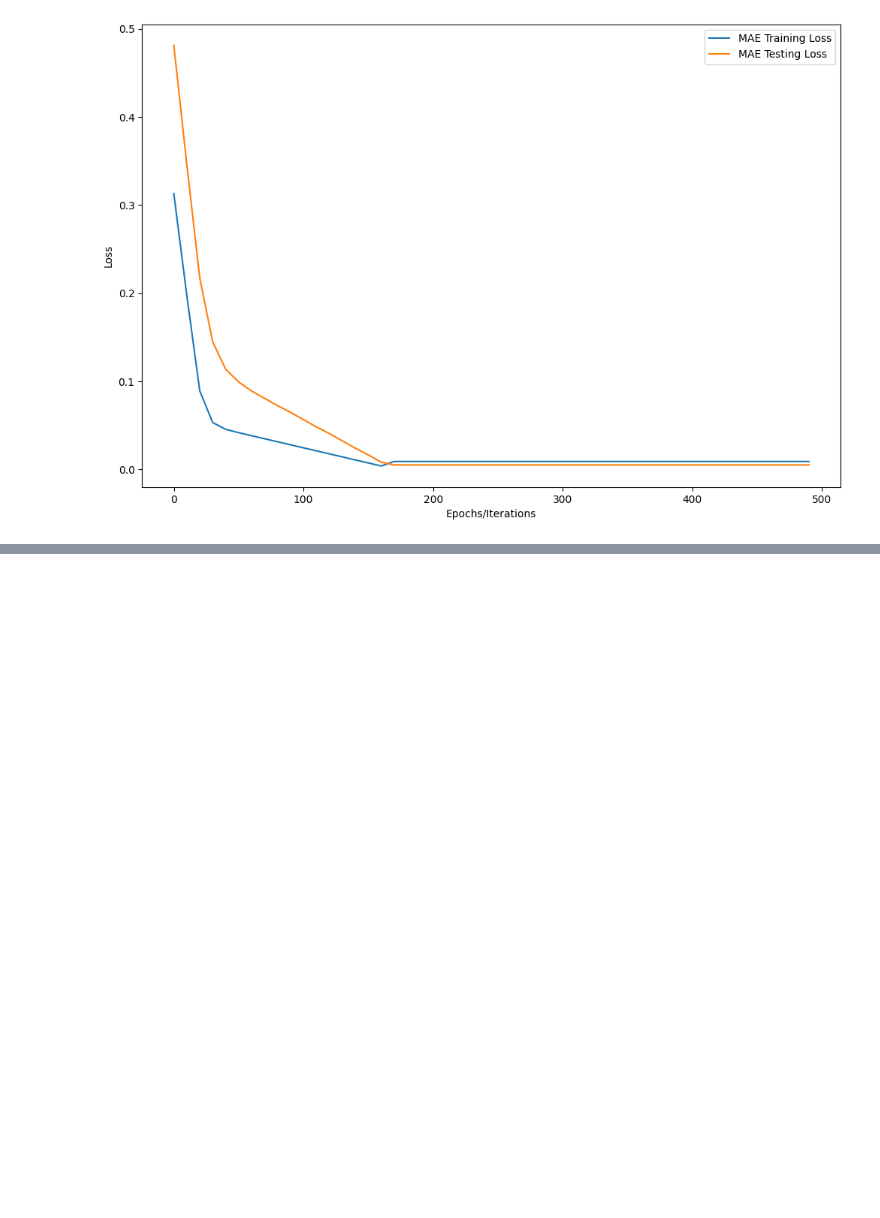
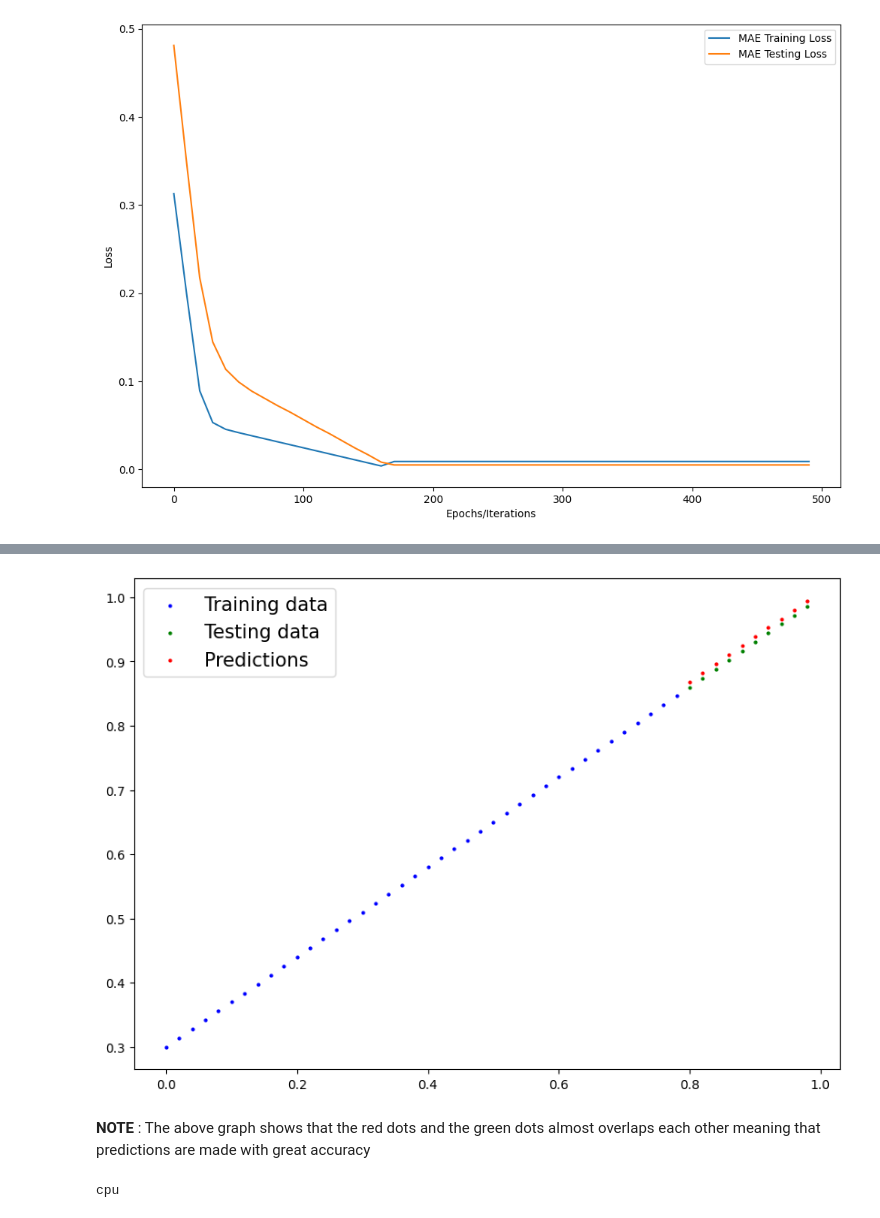
Before and after one commit to SahilTuladhar/TensorFlow-and-Pytorch--Practice, a Jupyter notebook: 01_PyTorch_Workflow_Fundamentals.ipynb, the cells around one changed output, grey strips where cells are left out. Saved outputs shown, nothing was run; the diff lists cells and outputs as text; code cells hidden in the pictures; blank space fills up the shorter version.

```diff
--- a/01_PyTorch_Workflow_Fundamentals.ipynb
+++ b/01_PyTorch_Workflow_Fundamentals.ipynb
@@ -391,0 +417,11 @@ plt.show()
+# %%
+# Set model in evaluation mode
+model_0.eval()
+
+# inference mode
+with torch.inference_mode():
+  #by default the data and objects are in CPU
+  start_time = time.time()
+  y_preds = model_0(X_test)
+  end_time = time.time()
+  time_taken = end_time - start_time
@@ -391,0 +442,14 @@ plt.show()
+# %%
+plot_predictions(predictions = y_preds)
+# %% [output]
+[figure, added]
+# %% [markdown]
+**NOTE** : The above graph shows that the red dots and the green dots almost overlaps each other meaning that predictions are made with great accuracy
+# %%
+# performining on the GPU remember to set runtime type to GPU
+import torch
+
+device = torch.device('cuda' if torch.cuda.is_available() else 'cpu')
+print(device)
+# %% [output]
+cpu
```
Also changed, not shown: parts of 11 cells of this notebook.
